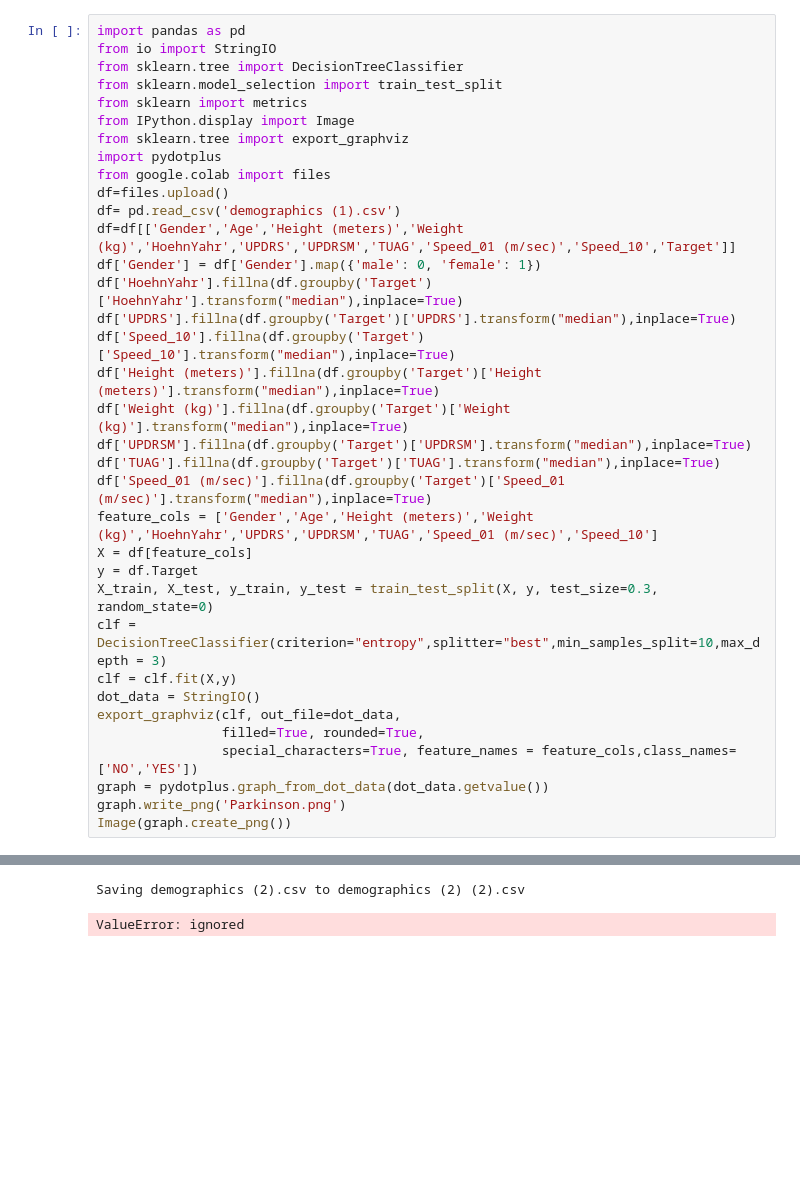
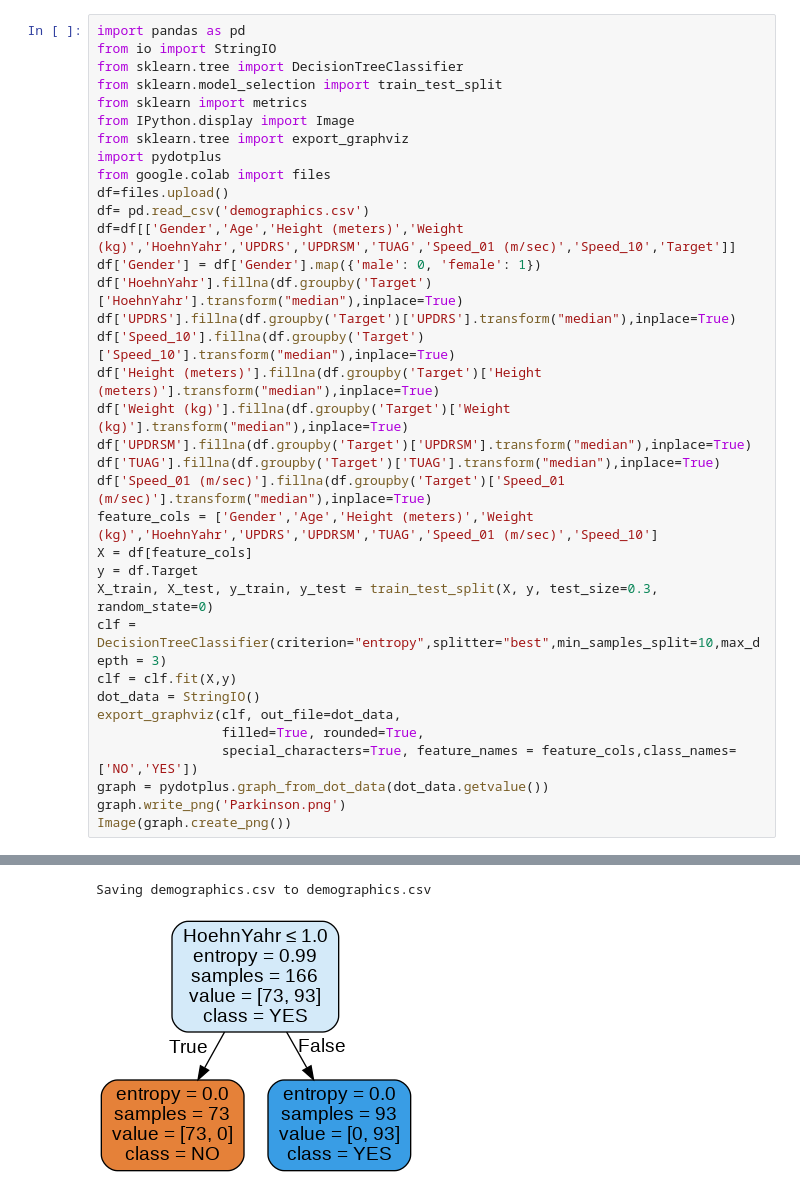
Before and after one commit to jan3011/Prediction-of-Parkinson-disease, a Jupyter notebook: Decision_Tree_py.ipynb, the cells around one changed output, grey strips where cells are left out. Drawn from its saved outputs; the diff is of its cells as text; blank space fills up the shorter version.

```diff
--- a/Decision_Tree_py.ipynb
+++ b/Decision_Tree_py.ipynb
@@ -9,33 +9,33 @@ from sklearn import metrics
 from IPython.display import Image
 from sklearn.tree import export_graphviz
 import pydotplus
 from google.colab import files
 df=files.upload()
-df= pd.read_csv('demographics (1).csv')
+df= pd.read_csv('demographics.csv')
 df=df[['Gender','Age','Height (meters)','Weight (kg)','HoehnYahr','UPDRS','UPDRSM','TUAG','Speed_01 (m/sec)','Speed_10','Target']]
 df['Gender'] = df['Gender'].map({'male': 0, 'female': 1})
 df['HoehnYahr'].fillna(df.groupby('Target')['HoehnYahr'].transform("median"),inplace=True)
 df['UPDRS'].fillna(df.groupby('Target')['UPDRS'].transform("median"),inplace=True)
 df['Speed_10'].fillna(df.groupby('Target')['Speed_10'].transform("median"),inplace=True)
 df['Height (meters)'].fillna(df.groupby('Target')['Height (meters)'].transform("median"),inplace=True)
 df['Weight (kg)'].fillna(df.groupby('Target')['Weight (kg)'].transform("median"),inplace=True)
 df['UPDRSM'].fillna(df.groupby('Target')['UPDRSM'].transform("median"),inplace=True)
 df['TUAG'].fillna(df.groupby('Target')['TUAG'].transform("median"),inplace=True)
 df['Speed_01 (m/sec)'].fillna(df.groupby('Target')['Speed_01 (m/sec)'].transform("median"),inplace=True)
 feature_cols = ['Gender','Age','Height (meters)','Weight (kg)','HoehnYahr','UPDRS','UPDRSM','TUAG','Speed_01 (m/sec)','Speed_10']
 X = df[feature_cols]
 y = df.Target
 X_train, X_test, y_train, y_test = train_test_split(X, y, test_size=0.3, random_state=0)
 clf = DecisionTreeClassifier(criterion="entropy",splitter="best",min_samples_split=10,max_depth = 3)
 clf = clf.fit(X,y)
 dot_data = StringIO()
 export_graphviz(clf, out_file=dot_data,
                 filled=True, rounded=True,
                 special_characters=True, feature_names = feature_cols,class_names=['NO','YES'])
 graph = pydotplus.graph_from_dot_data(dot_data.getvalue())
 graph.write_png('Parkinson.png')
 Image(graph.create_png())
 # %% [output]
 [interactive output not drawn]
-Saving demographics (2).csv to demographics (2) (2).csv
+Saving demographics.csv to demographics.csv
-ValueError: ignored
+[figure, added]
```
